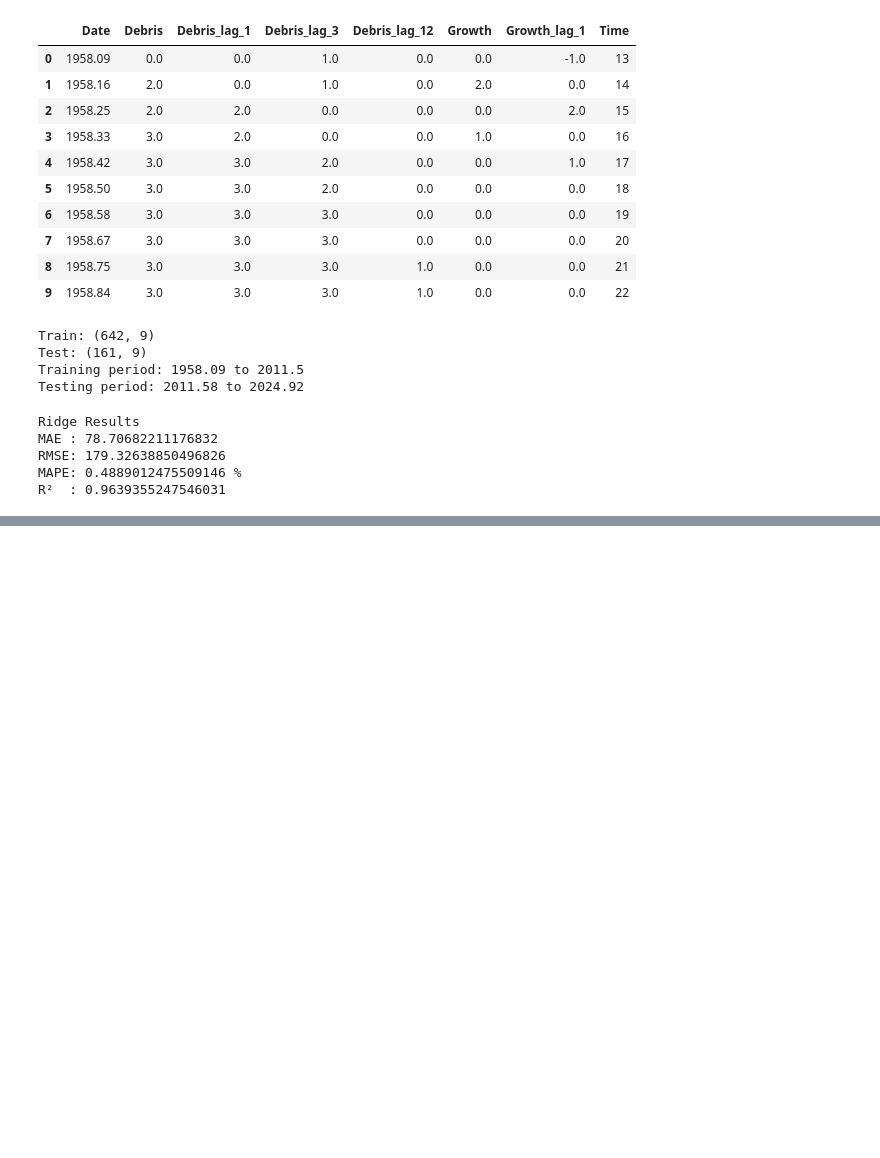
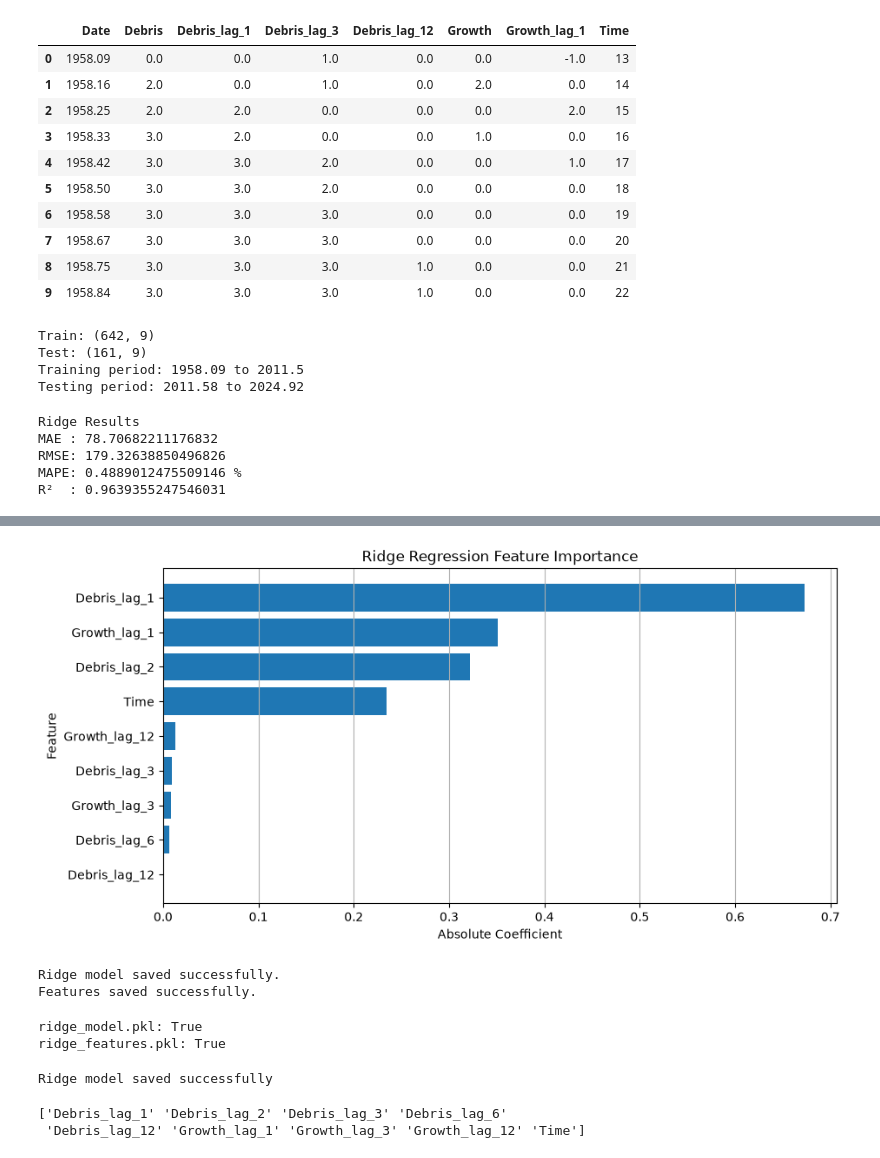
Before and after one commit to 1104impana/orbital-debris-forecast, a Jupyter notebook: backend/ml/train_model.ipynb, the cells around one changed output, grey strips where cells are left out. Cells and saved outputs as stored; diff of their text form; code cells hidden in the pictures; blank space fills up the shorter version.

```diff
--- a/backend/ml/train_model.ipynb
+++ b/backend/ml/train_model.ipynb
@@ -256,0 +285,19 @@ R²  : -0.028960507711676575
+# %%
+# ============================================
+# RIDGE FEATURE IMPORTANCE
+# ============================================
+
+importance = pd.DataFrame({
+    "Feature": predictors,
+    "Coefficient": ridge.coef_
+})
+
+importance["Absolute Impact"] = np.abs(importance["Coefficient"])
+
+importance = importance.sort_values(
+    "Absolute Impact",
+    ascending=False
+)
+
+print("Ridge Feature Importance:")
+display(importance)
@@ -256,0 +316,56 @@ R²  : -0.028960507711676575
+# %%
+plt.figure(figsize=(10, 5))
+
+plt.barh(
+    importance["Feature"],
+    importance["Absolute Impact"]
+)
+
+plt.xlabel("Absolute Coefficient")
+plt.ylabel("Feature")
+plt.title("Ridge Regression Feature Importance")
+plt.gca().invert_yaxis()
+plt.grid(axis="x")
+
+plt.show()
+# %% [output]
+[figure, added]
+# %%
+import joblib
+import os
+
+# Save model
+joblib.dump(ridge, "ridge_model.pkl")
+
+# Save feature list
+joblib.dump(predictors, "ridge_features.pkl")
+
+print("Ridge model saved successfully.")
+print("Features saved successfully.")
+# %% [output]
+Ridge model saved successfully.
+Features saved successfully.
+# %%
+import os
+
+print("ridge_model.pkl:", os.path.exists("ridge_model.pkl"))
+print("ridge_features.pkl:", os.path.exists("ridge_features.pkl"))
+# %% [output]
+ridge_model.pkl: True
+ridge_features.pkl: True
+# %%
+import joblib
+import os
+
+os.makedirs("models", exist_ok=True)
+
+joblib.dump(ridge, "models/ridge_debris_model.pkl")
+
+print("Ridge model saved successfully")
+# %% [output]
+Ridge model saved successfully
+# %%
+print(ridge.feature_names_in_)
+# %% [output]
+['Debris_lag_1' 'Debris_lag_2' 'Debris_lag_3' 'Debris_lag_6'
+ 'Debris_lag_12' 'Growth_lag_1' 'Growth_lag_3' 'Growth_lag_12' 'Time']
```
Also changed, not shown: parts of 23 cells of this notebook, 10 other files.
